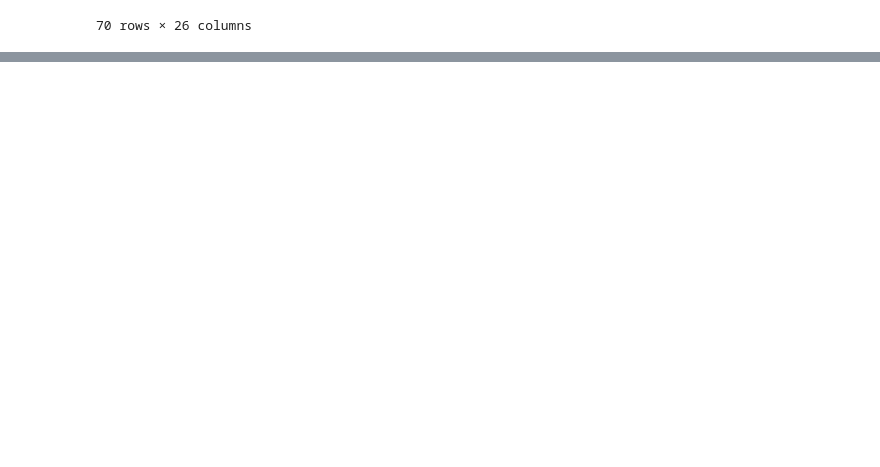
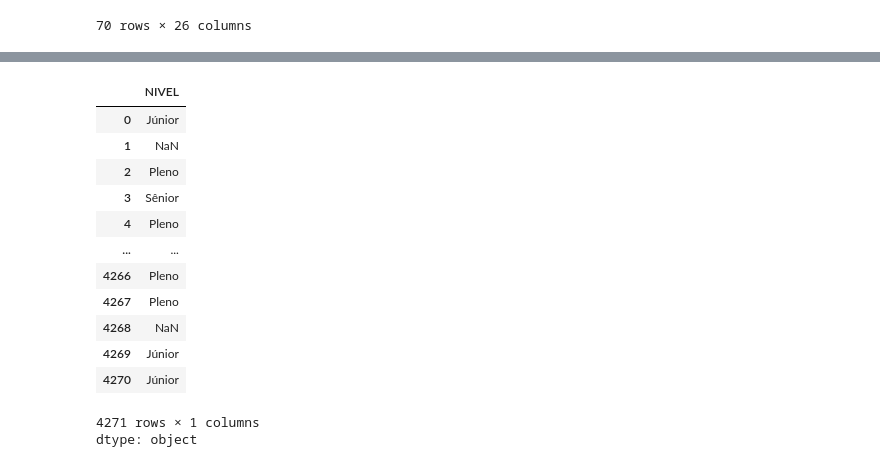
Before and after one commit to alessandrasarah/projetos-python, a Jupyter notebook: Análise_de_dados_biblioteca_Pandas.ipynb, the cells around one changed output, grey strips where cells are left out. Cells and saved outputs as stored; diff of their text form; code cells hidden in the pictures; blank space fills up the shorter version.

```diff
--- a/Análise_de_dados_biblioteca_Pandas.ipynb
+++ b/Análise_de_dados_biblioteca_Pandas.ipynb
@@ -626,0 +679,6 @@ dados[(dados['FAIXA SALARIAL']=='de R$ 30.001/mês a R$ 40.000/mês')]
+# %%
+def preencher_nivel(gestor, nivel):
+  if gestor==1:
+    return "Pessoa Gestora"
+  else:
+    return nivel
@@ -626,0 +699,2 @@ dados[(dados['FAIXA SALARIAL']=='de R$ 30.001/mês a R$ 40.000/mês')]
+# %%
+dados['NOVO_NIVEL'] = dados.apply(lambda x: preencher_nivel(x['GESTOR?'], x['NIVEL']), axis=1)
@@ -626,0 +711,17 @@ dados[(dados['FAIXA SALARIAL']=='de R$ 30.001/mês a R$ 40.000/mês')]
+# %%
+dados['NIVEL']
+# %% [output]
+|  | NIVEL |
+| 0 | Júnior |
+| 1 | NaN |
+| 2 | Pleno |
+| 3 | Sênior |
+| 4 | Pleno |
+| ... | ... |
+| 4266 | Pleno |
+| 4267 | Pleno |
+| 4268 | NaN |
+| 4269 | Júnior |
+| 4270 | Júnior |
+4271 rows × 1 columns
+dtype: object
```
Also changed, not shown: parts of 27 cells of this notebook.
